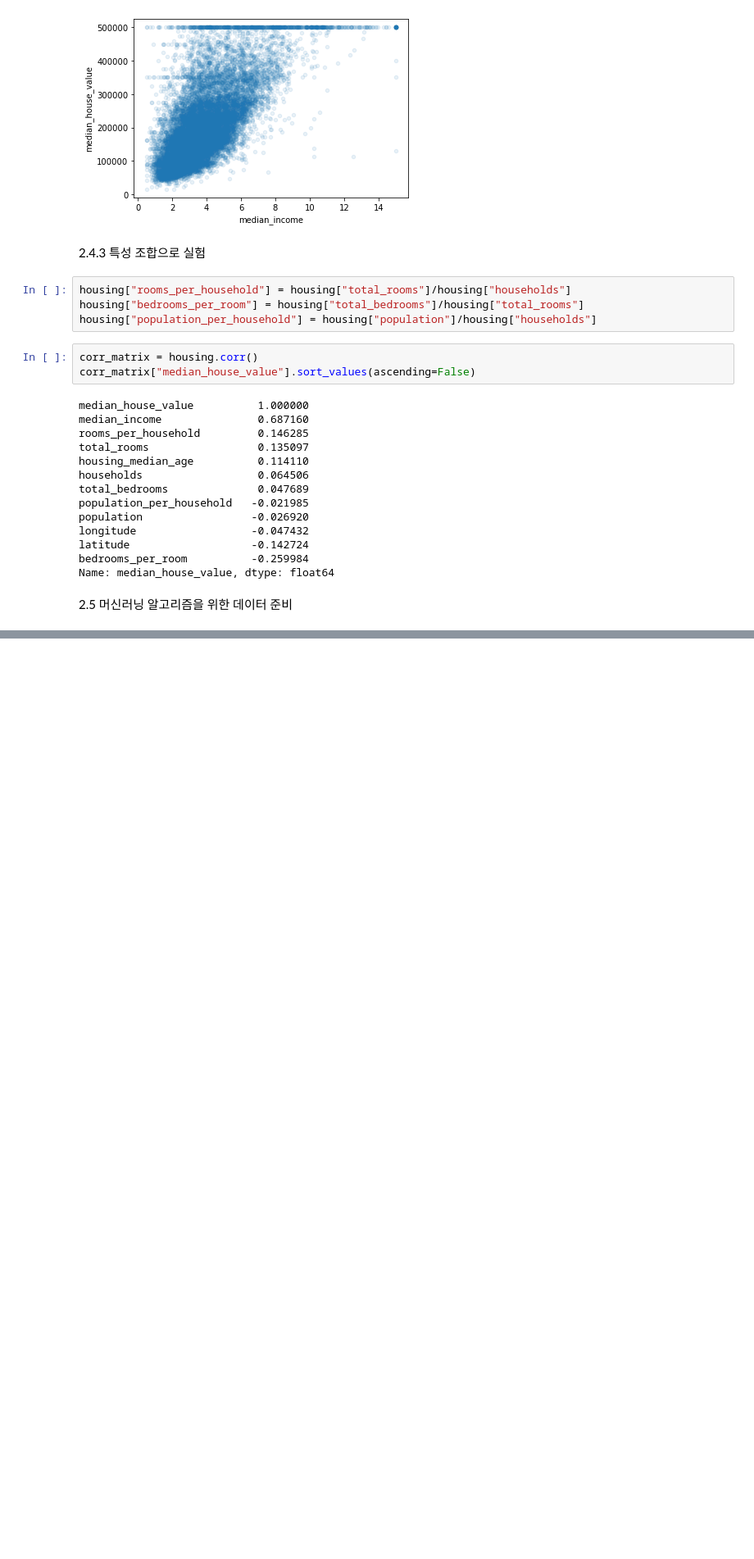
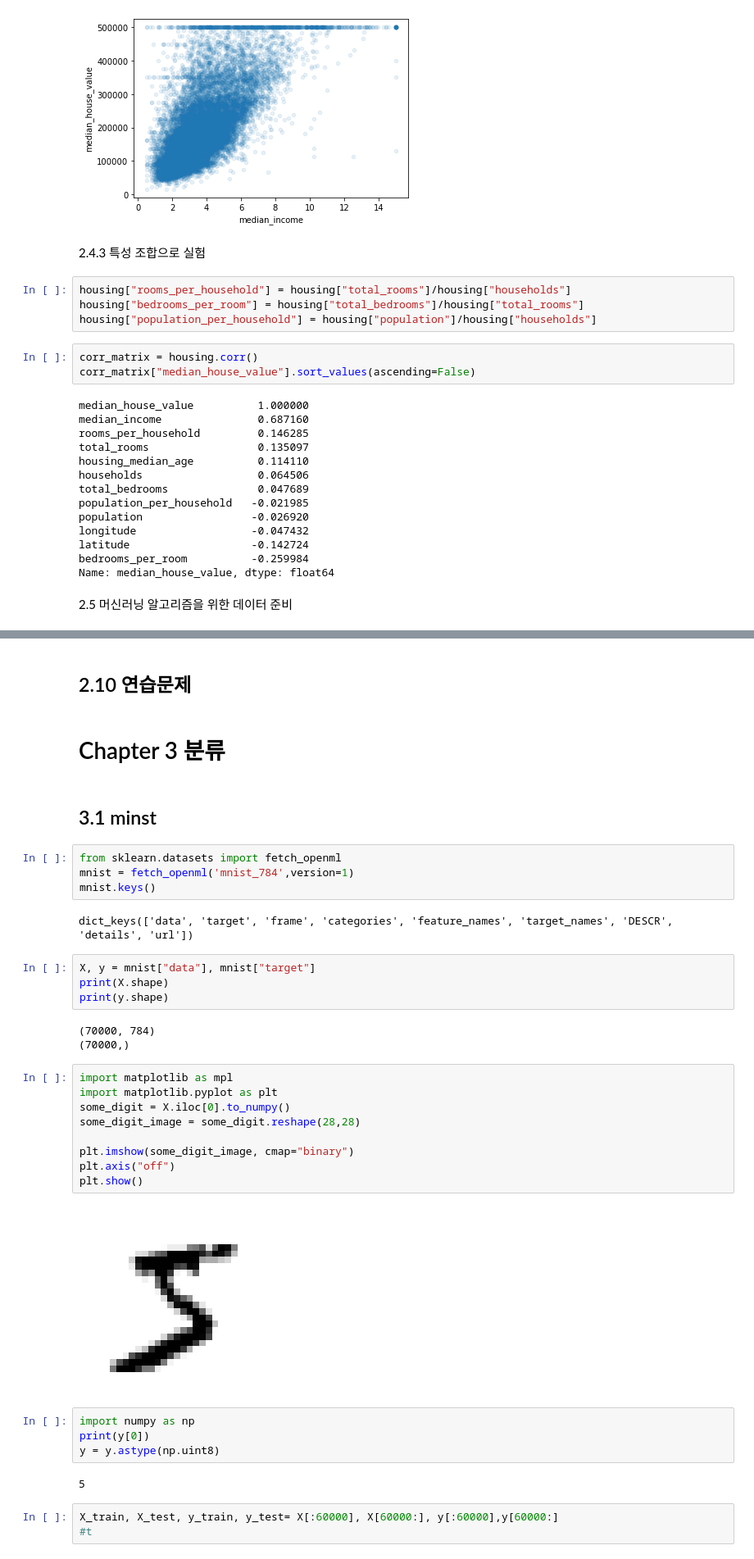
Before and after one commit to fangdol888/handson-ml2, a Jupyter notebook: 핸즈온 머신러닝 따라 써보기.ipynb, the cells around one changed output, grey strips where cells are left out. Shown at 82% size. Drawn from its saved outputs; the diff is of its cells as text; blank space fills up the shorter version.

```diff
--- a/핸즈온 머신러닝 따라 써보기.ipynb
+++ b/핸즈온 머신러닝 따라 써보기.ipynb
@@ -326,0 +674,39 @@ Name: median_house_value, dtype: float64
+# %% [markdown]
+## 2.10 연습문제
+# %% [markdown]
+# Chapter 3 분류
+# %% [markdown]
+## 3.1 minst
+# %%
+from sklearn.datasets import fetch_openml
+mnist = fetch_openml('mnist_784',version=1)
+mnist.keys()
+# %% [output]
+dict_keys(['data', 'target', 'frame', 'categories', 'feature_names', 'target_names', 'DESCR', 'details', 'url'])
+# %%
+X, y = mnist["data"], mnist["target"]
+print(X.shape)
+print(y.shape)
+# %% [output]
+(70000, 784)
+(70000,)
+# %%
+import matplotlib as mpl
+import matplotlib.pyplot as plt
+some_digit = X.iloc[0].to_numpy()
+some_digit_image = some_digit.reshape(28,28)
+
+plt.imshow(some_digit_image, cmap="binary")
+plt.axis("off")
+plt.show()
+# %% [output]
+[figure, added]
+# %%
+import numpy as np
+print(y[0])
+y = y.astype(np.uint8)
+# %% [output]
+5
+# %%
+X_train, X_test, y_train, y_test= X[:60000], X[60000:], y[:60000],y[60000:]
+#t
```
Also changed, not shown: parts of 66 cells of this notebook.
